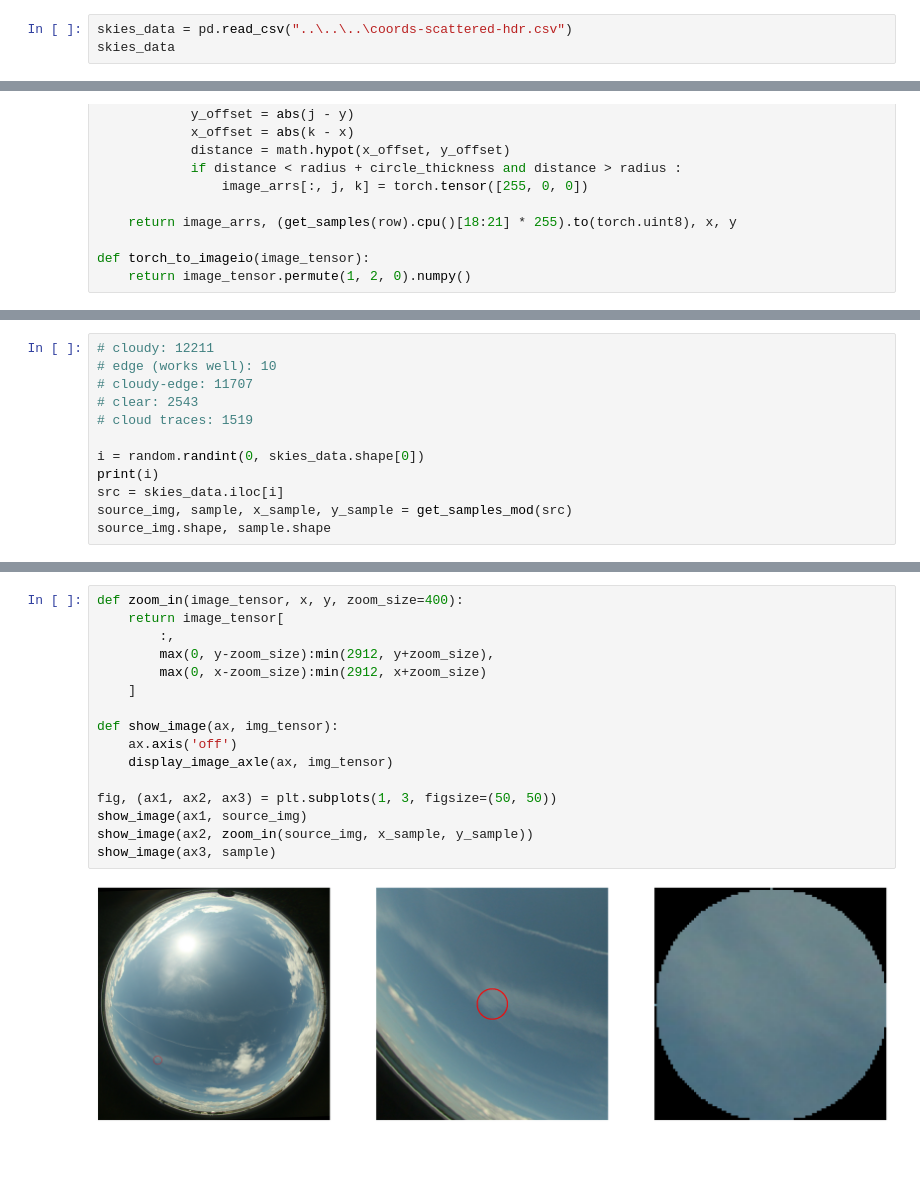
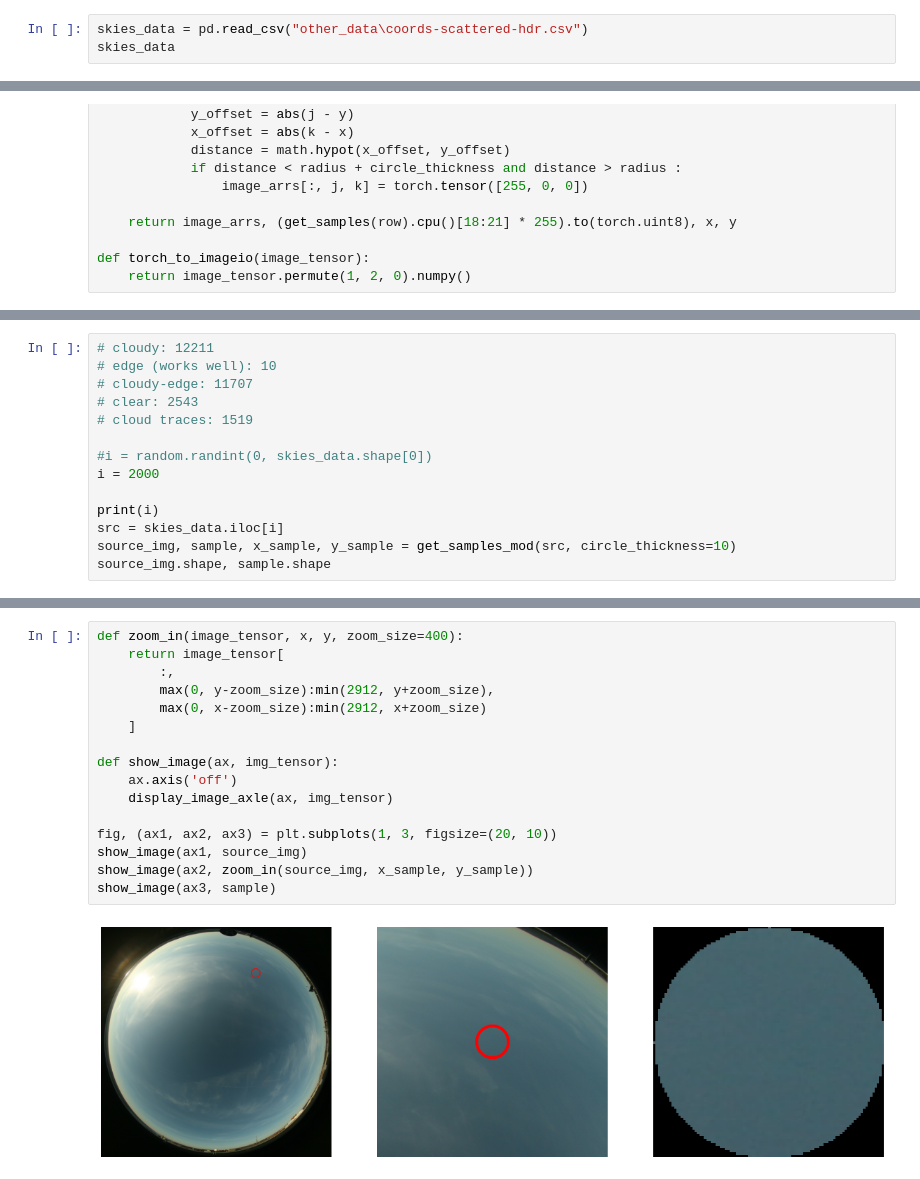
Before and after one commit to hernanmendez/spectral-skylight, a Jupyter notebook: ml/src/Images And Model Comparison.ipynb, the cells around one changed output, grey strips where cells are left out. Cells and saved outputs as stored; diff of their text form; blank space fills up the shorter version.

```diff
--- a/ml/src/Images And Model Comparison.ipynb
+++ b/ml/src/Images And Model Comparison.ipynb
@@ -9,6 +9,6 @@ from model_and_data import SkylightModel, SkylightData
 import random
 # %%
-skies_data = pd.read_csv("..\..\..\coords-scattered-hdr.csv")
+skies_data = pd.read_csv("other_data\coords-scattered-hdr.csv")
 skies_data
 # %% [output]
 |  | Date | Time | SunAzimuth | SunAltitude | SamplePatternIndex | SampleAzimuth | SampleAltitude | ... |
@@ -77,9 +75,11 @@ model = SkylightModel(device='cpu', save_location='..\..\..\sky_model_sky_sampli
 # clear: 2543
 # cloud traces: 1519
 
-i = random.randint(0, skies_data.shape[0])
+#i = random.randint(0, skies_data.shape[0])
+i = 2000
+
 print(i)
 src = skies_data.iloc[i]
-source_img, sample, x_sample, y_sample = get_samples_mod(src)
+source_img, sample, x_sample, y_sample = get_samples_mod(src, circle_thickness=10)
 source_img.shape, sample.shape
 # %% [output]
@@ -100,20 +100,20 @@ plt.plot(wavelengths, predicted_data, "gray", label="Not Ground Truth")
 # %%
 def zoom_in(image_tensor, x, y, zoom_size=400):
     return image_tensor[
         :,
         max(0, y-zoom_size):min(2912, y+zoom_size),
         max(0, x-zoom_size):min(2912, x+zoom_size)
     ]
 
 def show_image(ax, img_tensor):
     ax.axis('off')
     display_image_axle(ax, img_tensor)
 
-fig, (ax1, ax2, ax3) = plt.subplots(1, 3, figsize=(50, 50))
+fig, (ax1, ax2, ax3) = plt.subplots(1, 3, figsize=(20, 10))
 show_image(ax1, source_img)
 show_image(ax2, zoom_in(source_img, x_sample, y_sample))
 show_image(ax3, sample)
 # %% [output]
-[figure, old version]
+[figure, new version]
 # %%
 if True:
```
Also changed, not shown: parts of 5 cells of this notebook, 14 other files.
